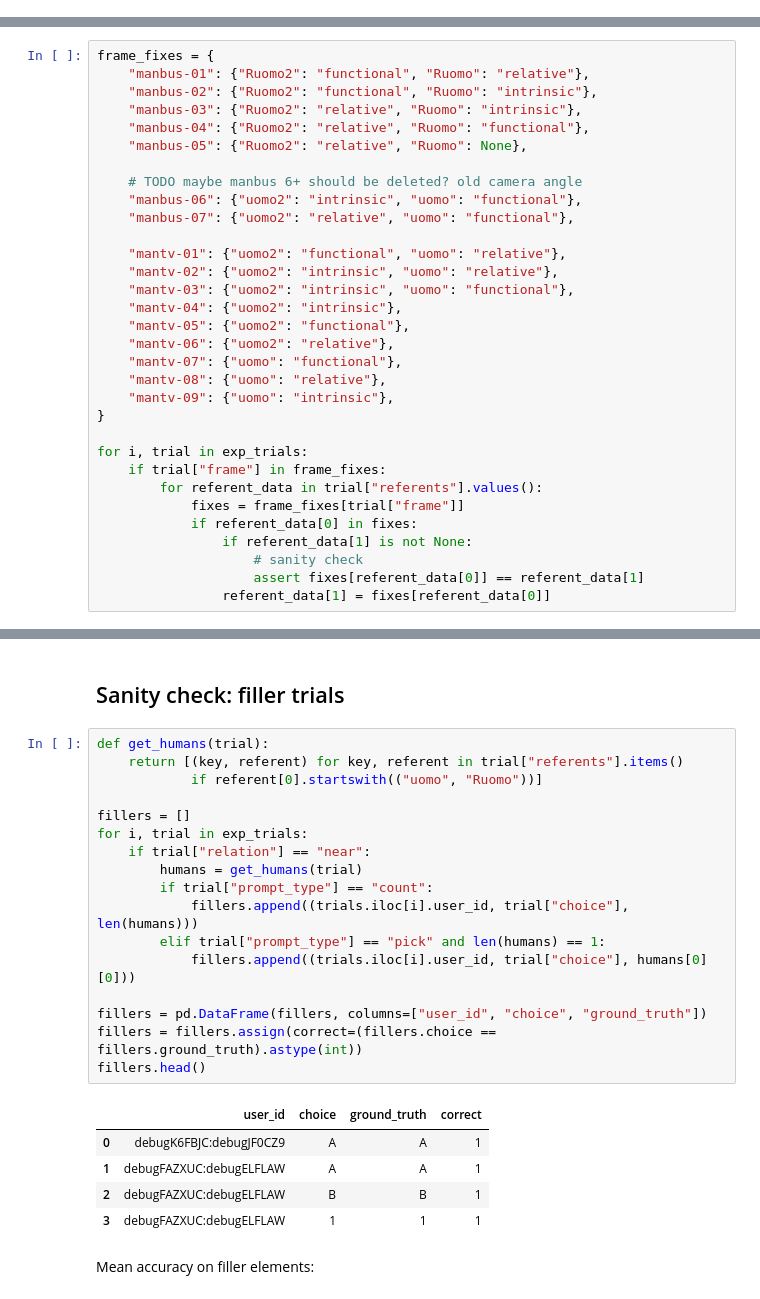
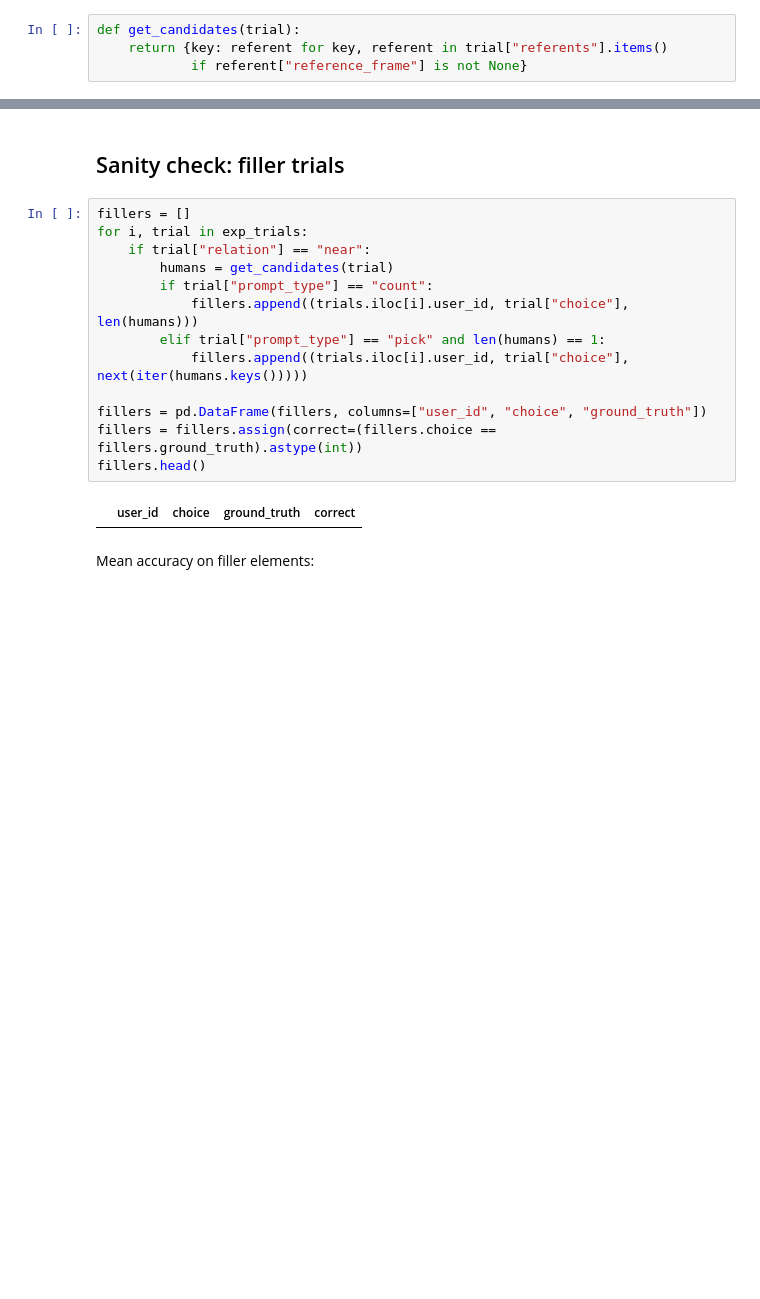
Before and after one commit to hans/spatial-references, a Jupyter notebook: analysis.ipynb, the cells around one changed output, grey strips where cells are left out. Saved outputs shown, nothing was run; the diff lists cells and outputs as text; blank space fills up the shorter version.

```diff
--- a/analysis.ipynb
+++ b/analysis.ipynb
@@ -68,5 +74,9 @@ list(users.comments.unique())
 # %% [markdown]
 ## Data prep
+# %%
+def get_candidates(trial):
+    return {key: referent for key, referent in trial["referents"].items()
+            if referent["reference_frame"] is not None}
 # %%
 trials_parsed = [(i, json.loads(trial.trial_data)) for i, trial in trials.iterrows()]
 exp_trials = [(i, trial) for i, trial in trials_parsed if trial["trial_type"] == "scene-choice"]
@@ -93,35 +103,3 @@ exp_trials[:5]
 Unfortunately the referents are missing their frame-of-reference labels for some reason – they didn't get properly exported from Blender.
 
 I'll manually insert the correct referent frames based on the current data.
-# %%
-frame_fixes = {
-    "manbus-01": {"Ruomo2": "functional", "Ruomo": "relative"},
-    "manbus-02": {"Ruomo2": "functional", "Ruomo": "intrinsic"},
-    "manbus-03": {"Ruomo2": "relative", "Ruomo": "intrinsic"},
-    "manbus-04": {"Ruomo2": "relative", "Ruomo": "functional"},
-    "manbus-05": {"Ruomo2": "relative", "Ruomo": None},
-
-    # TODO maybe manbus 6+ should be deleted? old camera angle
-    "manbus-06": {"uomo2": "intrinsic", "uomo": "functional"},
-    "manbus-07": {"uomo2": "relative", "uomo": "functional"},
-
-    "mantv-01": {"uomo2": "functional", "uomo": "relative"},
-    "mantv-02": {"uomo2": "intrinsic", "uomo": "relative"},
-    "mantv-03": {"uomo2": "intrinsic", "uomo": "functional"},
-    "mantv-04": {"uomo2": "intrinsic"},
-    "mantv-05": {"uomo2": "functional"},
-    "mantv-06": {"uomo2": "relative"},
-    "mantv-07": {"uomo": "functional"},
-    "mantv-08": {"uomo": "relative"},
-    "mantv-09": {"uomo": "intrinsic"},
-}
-
-for i, trial in exp_trials:
-    if trial["frame"] in frame_fixes:
-        for referent_data in trial["referents"].values():
-            fixes = frame_fixes[trial["frame"]]
-            if referent_data[0] in fixes:
-                if referent_data[1] is not None:
-                    # sanity check
-                    assert fixes[referent_data[0]] == referent_data[1]
-                referent_data[1] = fixes[referent_data[0]]
@@ -128,28 +124,20 @@ for i, trial in exp_trials:
 # %% [markdown]
 ## Sanity check: filler trials
 # %%
-def get_humans(trial):
-    return [(key, referent) for key, referent in trial["referents"].items()
-            if referent[0].startswith(("uomo", "Ruomo"))]
-
 fillers = []
 for i, trial in exp_trials:
     if trial["relation"] == "near":
-        humans = get_humans(trial)
+        humans = get_candidates(trial)
         if trial["prompt_type"] == "count":
             fillers.append((trials.iloc[i].user_id, trial["choice"], len(humans)))
         elif trial["prompt_type"] == "pick" and len(humans) == 1:
-            fillers.append((trials.iloc[i].user_id, trial["choice"], humans[0][0]))
+            fillers.append((trials.iloc[i].user_id, trial["choice"], next(iter(humans.keys()))))
 
 fillers = pd.DataFrame(fillers, columns=["user_id", "choice", "ground_truth"])
 fillers = fillers.assign(correct=(fillers.choice == fillers.ground_truth).astype(int))
 fillers.head()
 # %% [output]
 |  | user_id | choice | ground_truth | correct |
-| 0 | debugK6FBJC:debugJF0CZ9 | A | A | 1 |
-| 1 | debugFAZXUC:debugELFLAW | A | A | 1 |
-| 2 | debugFAZXUC:debugELFLAW | B | B | 1 |
-| 3 | debugFAZXUC:debugELFLAW | 1 | 1 | 1 |
 # %% [markdown]
 Mean accuracy on filler elements:
 # %%
```
Also changed, not shown: parts of 54 cells of this notebook.
